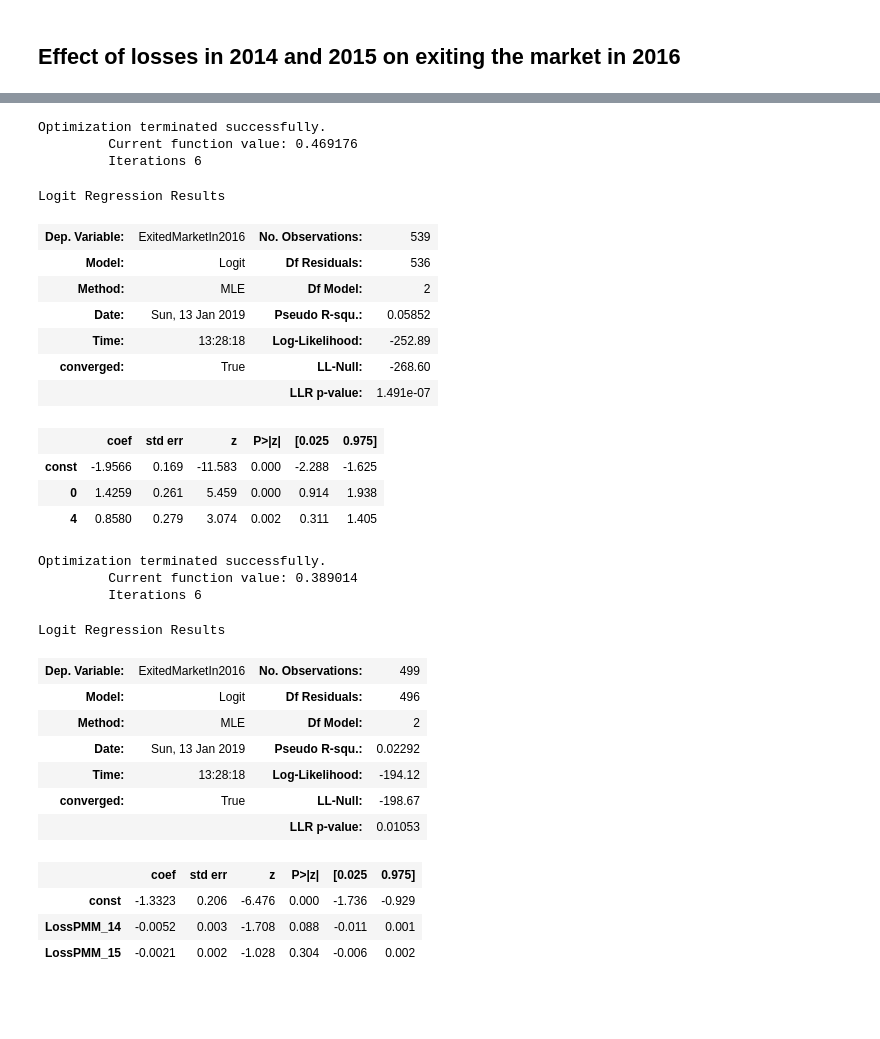
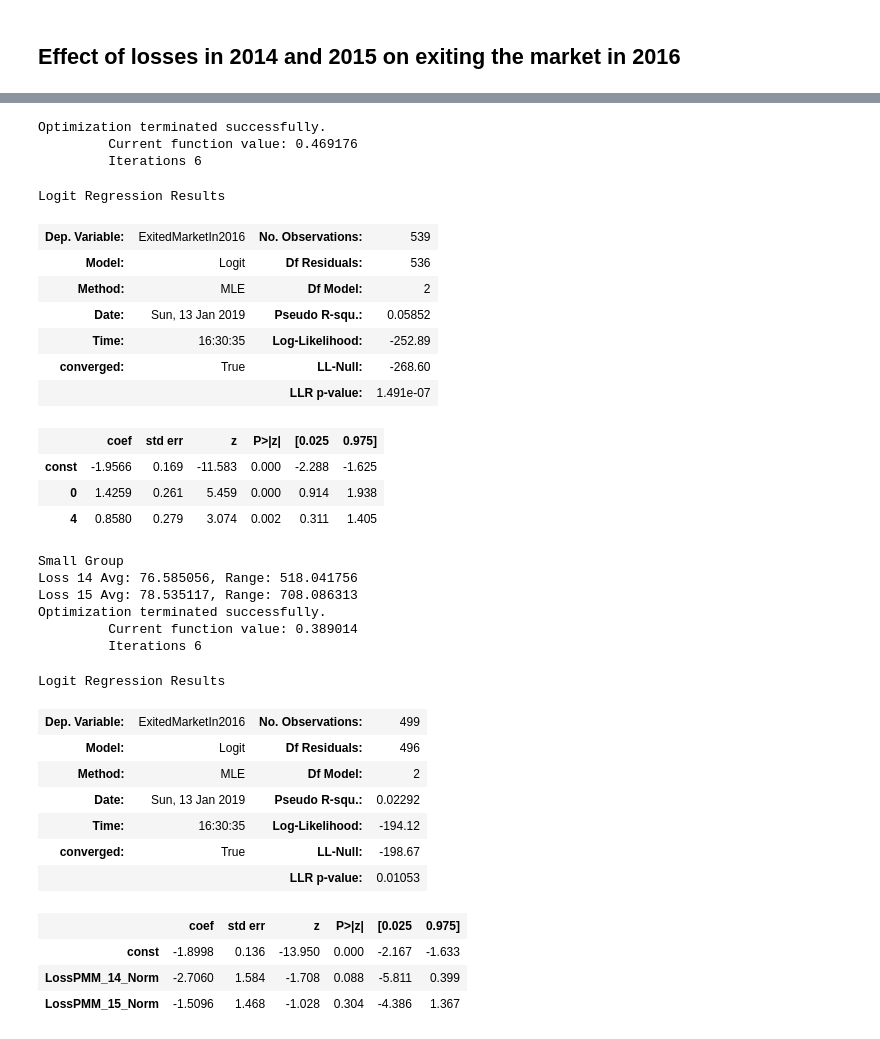
Before and after one commit to guanzgrace/risk-adjustment-model-validation, a Jupyter notebook: Validation.ipynb, the cells around one changed output, grey strips where cells are left out. Drawn from its saved outputs; the diff is of its cells as text; code cells hidden in the pictures; blank space fills up the shorter version.

```diff
--- a/Validation.ipynb
+++ b/Validation.ipynb
@@ -764,7 +764,12 @@ Logit Regression Results
 # ExitedMarketIn 2016 = Loss 2014 + Loss 2015
 
 no_nulls = ind_data_exit[['LossPMM_14', 'LossPMM_15', 'ExitedMarketIn2016']].dropna()
-X = no_nulls[['LossPMM_14', 'LossPMM_15']]
+print("Individual Group")
+print("Loss 14 Avg: %f, Range: %f" % (no_nulls["LossPMM_14"].mean(), no_nulls["LossPMM_14"].max() - no_nulls["LossPMM_14"].min()))
+print("Loss 15 Avg: %f, Range: %f" % (no_nulls["LossPMM_15"].mean(), no_nulls["LossPMM_15"].max() - no_nulls["LossPMM_15"].min()))
+no_nulls["LossPMM_14_Norm"] = (no_nulls["LossPMM_14"] - no_nulls["LossPMM_14"].mean()) / (no_nulls["LossPMM_14"].max() - no_nulls["LossPMM_14"].min())
+no_nulls["LossPMM_15_Norm"] = (no_nulls["LossPMM_15"] - no_nulls["LossPMM_15"].mean()) / (no_nulls["LossPMM_15"].max() - no_nulls["LossPMM_15"].min())
+X = no_nulls[['LossPMM_14_Norm', 'LossPMM_15_Norm']]
 y = no_nulls['ExitedMarketIn2016']
 X = sm.add_constant(X)
 est = sm.Logit(y, X).fit()
@@ -815,7 +823,7 @@ Logit Regression Results
 | Model: | Logit | Df Residuals: | 536 |
 | Method: | MLE | Df Model: | 2 |
 | Date: | Sun, 13 Jan 2019 | Pseudo R-squ.: | 0.05852 |
-| Time: | 13:28:18 | Log-Likelihood: | -252.89 |
+| Time: | 16:30:35 | Log-Likelihood: | -252.89 |
 | converged: | True | LL-Null: | -268.60 |
 |  |  | LLR p-value: | 1.491e-07 |
 |  | coef | std err | z | P>|z| | [0.025 | 0.975] |
@@ -825,25 +833,33 @@ Logit Regression Results
 # %%
 # ExitedMarketIn 2016 = Loss 2014 + Loss 2015
 
 no_nulls = sg_data_exit[['LossPMM_14', 'LossPMM_15', 'ExitedMarketIn2016']].dropna()
-X = no_nulls[['LossPMM_14', 'LossPMM_15']]
+print("Small Group")
+print("Loss 14 Avg: %f, Range: %f" % (no_nulls["LossPMM_14"].mean(), no_nulls["LossPMM_14"].max() - no_nulls["LossPMM_14"].min()))
+print("Loss 15 Avg: %f, Range: %f" % (no_nulls["LossPMM_15"].mean(), no_nulls["LossPMM_15"].max() - no_nulls["LossPMM_15"].min()))
+no_nulls["LossPMM_14_Norm"] = (no_nulls["LossPMM_14"] - no_nulls["LossPMM_14"].mean()) / (no_nulls["LossPMM_14"].max() - no_nulls["LossPMM_14"].min())
+no_nulls["LossPMM_15_Norm"] = (no_nulls["LossPMM_15"] - no_nulls["LossPMM_15"].mean()) / (no_nulls["LossPMM_15"].max() - no_nulls["LossPMM_15"].min())
+X = no_nulls[['LossPMM_14_Norm', 'LossPMM_15_Norm']]
 y = no_nulls['ExitedMarketIn2016']
 X = sm.add_constant(X)
 est = sm.Logit(y, X).fit()
 est.summary()
 # %% [output]
+Small Group
+Loss 14 Avg: 76.585056, Range: 518.041756
+Loss 15 Avg: 78.535117, Range: 708.086313
 Optimization terminated successfully.
          Current function value: 0.389014
          Iterations 6
 Logit Regression Results
 | Dep. Variable: | ExitedMarketIn2016 | No. Observations: | 499 |
 | Model: | Logit | Df Residuals: | 496 |
 | Method: | MLE | Df Model: | 2 |
 | Date: | Sun, 13 Jan 2019 | Pseudo R-squ.: | 0.02292 |
-| Time: | 13:28:18 | Log-Likelihood: | -194.12 |
+| Time: | 16:30:35 | Log-Likelihood: | -194.12 |
 | converged: | True | LL-Null: | -198.67 |
 |  |  | LLR p-value: | 0.01053 |
 |  | coef | std err | z | P>|z| | [0.025 | 0.975] |
-| const | -1.3323 | 0.206 | -6.476 | 0.000 | -1.736 | -0.929 |
-| LossPMM_14 | -0.0052 | 0.003 | -1.708 | 0.088 | -0.011 | 0.001 |
-| LossPMM_15 | -0.0021 | 0.002 | -1.028 | 0.304 | -0.006 | 0.002 |
+| const | -1.8998 | 0.136 | -13.950 | 0.000 | -2.167 | -1.633 |
+| LossPMM_14_Norm | -2.7060 | 1.584 | -1.708 | 0.088 | -5.811 | 0.399 |
+| LossPMM_15_Norm | -1.5096 | 1.468 | -1.028 | 0.304 | -4.386 | 1.367 |
```
Also changed, not shown: parts of 18 cells of this notebook.
